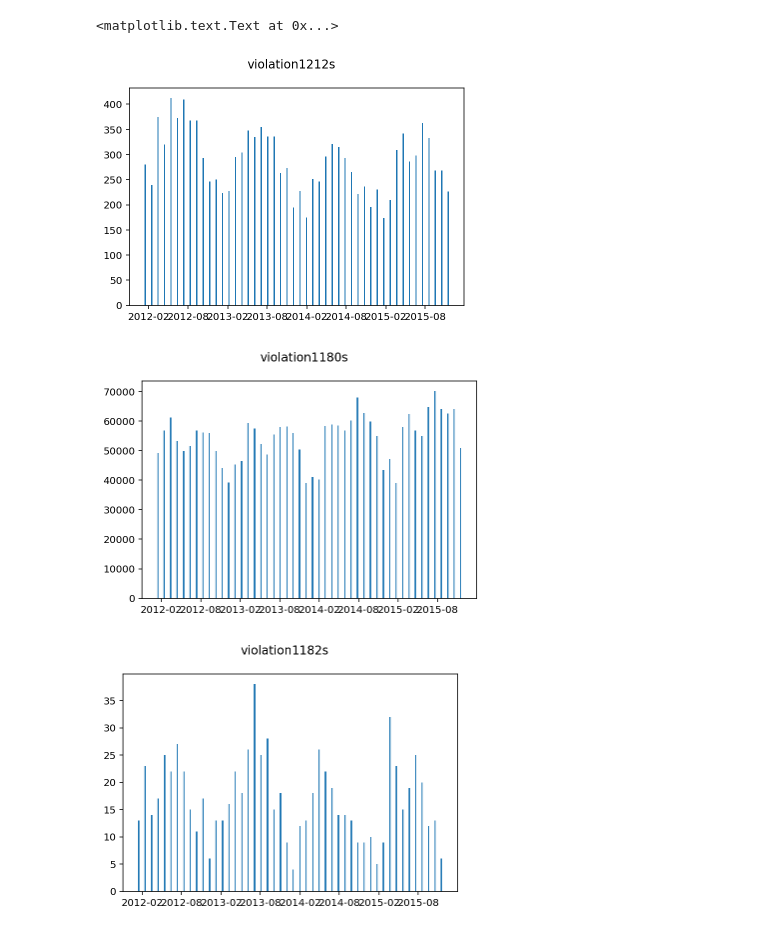
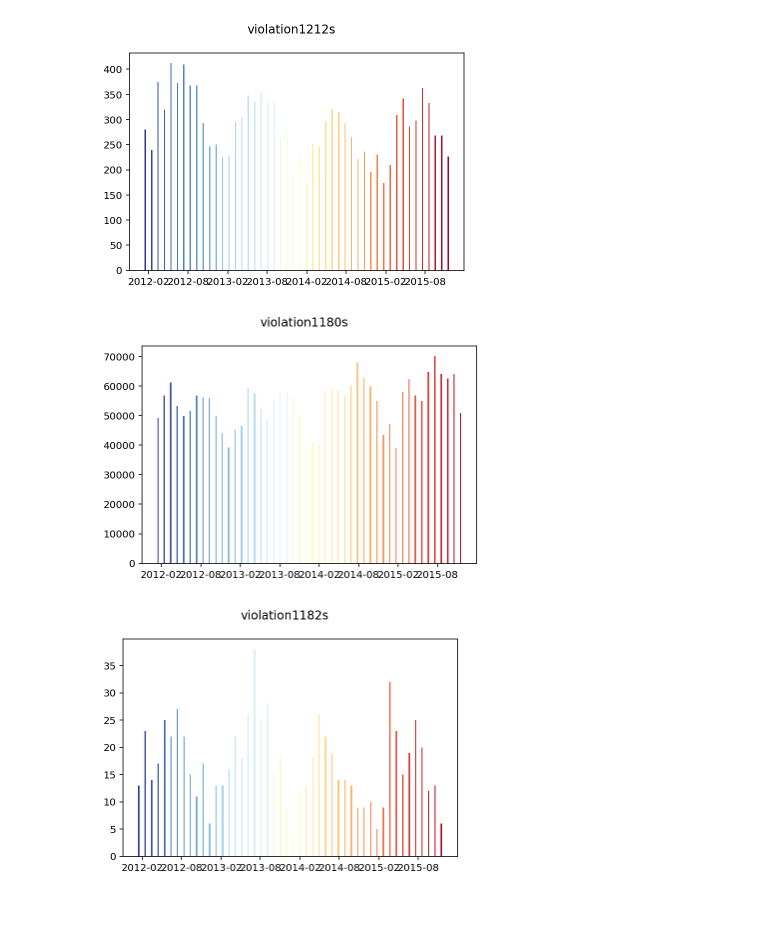
Before and after one commit to wumuyao1996/Pr_000, a Jupyter notebook: finalproject.ipynb, the cells around one changed output. Saved outputs shown, nothing was run; the diff lists cells and outputs as text; code cells hidden in the pictures.

```diff
--- a/finalproject.ipynb
+++ b/finalproject.ipynb
@@ -81,20 +81,46 @@ for i in range (0,len(violation1182s)):
     #print(i);
     #print(str(violation1180s['Violation Year'][i]));
     dates1182.append(dt.datetime(year=violation1182s['Violation Year'][i], month=violation1182s['Violation Month'][i], day=1));
-# %%
-fig=plt.figure();
-plt.hist(dates1212, bins=48, rwidth=0.2)
-fig.suptitle("violation1212s")
-
-fig1=plt.figure();
-plt.hist(dates1180, bins=48, rwidth=0.2)
-fig1.suptitle("violation1180s")
-
-fig2=plt.figure();
-plt.hist(dates1182, bins=48, rwidth=0.2)
-fig2.suptitle("violation1182s")
-# %% [output]
-<matplotlib.text.Text at 0x...>
-[figure, removed]
-[figure, removed]
-[figure, removed]
+# %%
+fig=plt.figure();
+n, bins, patches = plt.hist(dates1212, bins=48, rwidth=0.2)
+fig.suptitle("violation1212s")
+bin_centers = 0.5 * (bins[:-1] + bins[1:])
+col = bin_centers - min(bin_centers)
+col /= max(col)
+
+cm = plt.cm.get_cmap('RdYlBu_r')
+for c, p in zip(col, patches):
+    plt.setp(p, 'facecolor', cm(c))
+
+
+
+
+fig1=plt.figure();
+n, bins, patches =plt.hist(dates1180, bins=48, rwidth=0.2)
+fig1.suptitle("violation1180s")
+bin_centers = 0.5 * (bins[:-1] + bins[1:])
+col = bin_centers - min(bin_centers)
+col /= max(col)
+
+cm = plt.cm.get_cmap('RdYlBu_r')
+for c, p in zip(col, patches):
+    plt.setp(p, 'facecolor', cm(c))
+plt.show()
+
+
+
+fig2=plt.figure();
+n, bins, patches =plt.hist(dates1182, bins=48, rwidth=0.2)
+fig2.suptitle("violation1182s")
+bin_centers = 0.5 * (bins[:-1] + bins[1:])
+col = bin_centers - min(bin_centers)
+col /= max(col)
+
+cm = plt.cm.get_cmap('RdYlBu_r')
+for c, p in zip(col, patches):
+    plt.setp(p, 'facecolor', cm(c))
+# %% [output]
+[figure, added]
+[figure, added]
+[figure, added]
```
Also changed, not shown: 10 other files.
